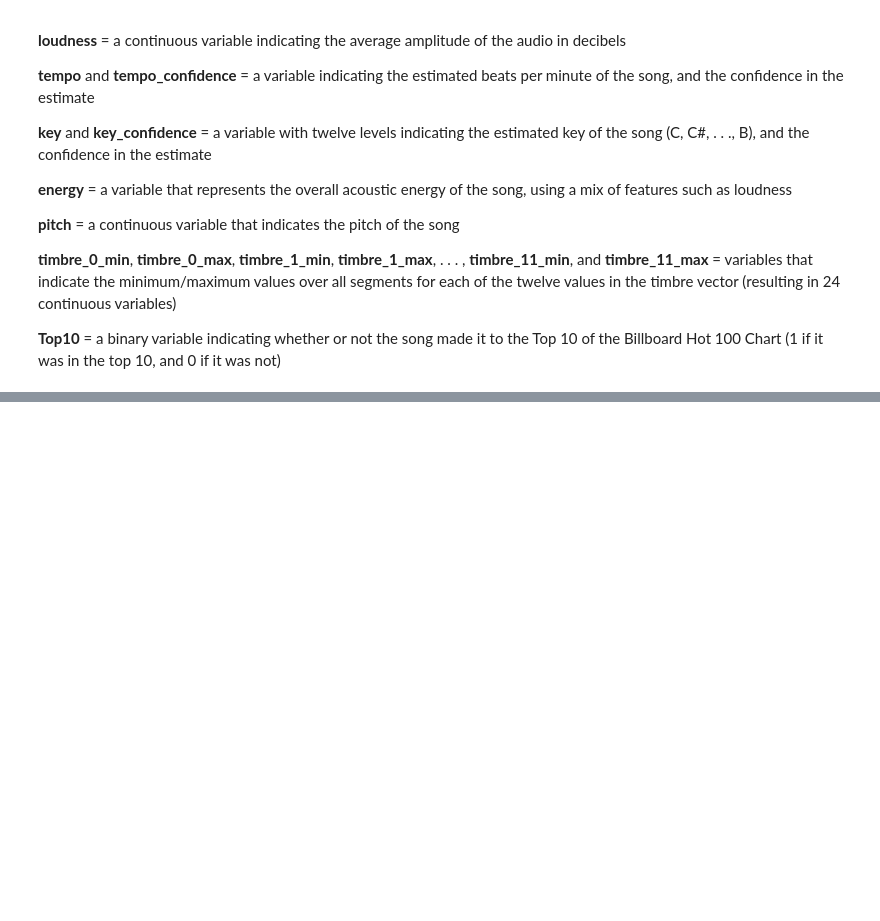
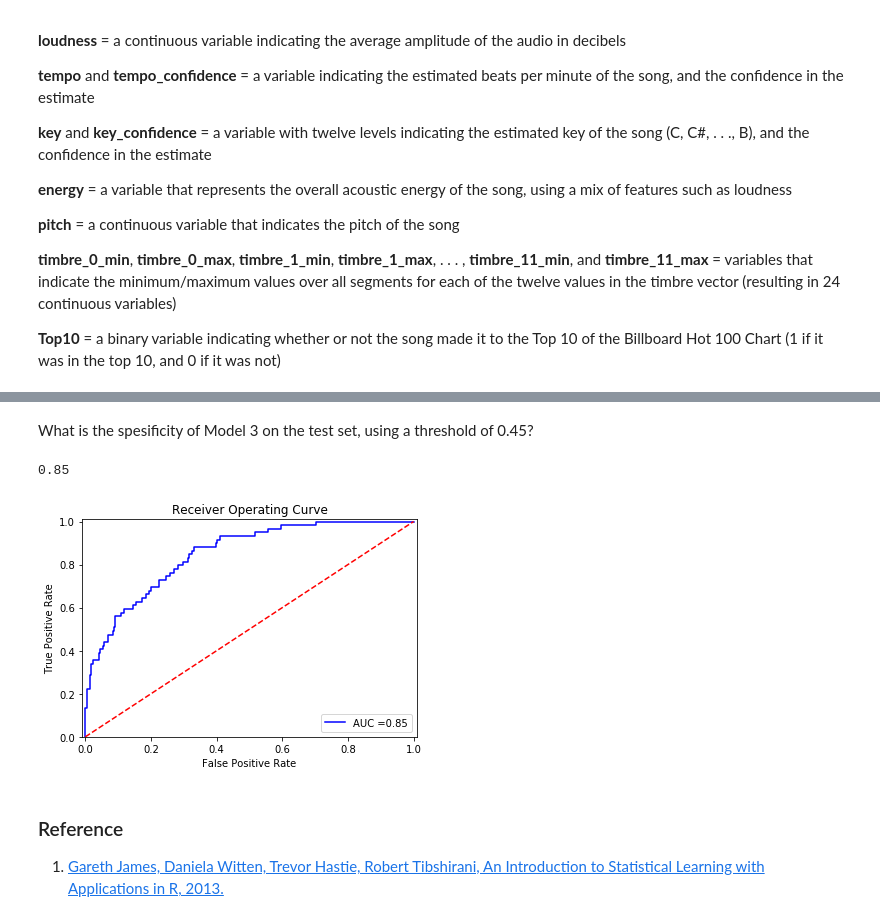
Before and after one commit to smotrova/Python-MITx-AnalyticsEdge, a Jupyter notebook: Week3-1_Logistic Regression-Popularity of Music Records.ipynb, the cells around one changed output, grey strips where cells are left out. Cells and saved outputs as stored; diff of their text form; code cells hidden in the pictures; blank space fills up the shorter version.

```diff
--- a/Week3-1_Logistic Regression-Popularity of Music Records.ipynb
+++ b/Week3-1_Logistic Regression-Popularity of Music Records.ipynb
@@ -42,0 +163,13 @@ __Top10__ = a binary variable indicating whether or not the song made it to the
+# %%
+features = ['timesignature', 'timesignature_confidence', 'loudness', 'tempo',
+       'tempo_confidence', 'key', 'key_confidence', 'energy', 'pitch',
+       'timbre_0_min', 'timbre_0_max', 'timbre_1_min', 'timbre_1_max',
+       'timbre_2_min', 'timbre_2_max', 'timbre_3_min', 'timbre_3_max',
+       'timbre_4_min', 'timbre_4_max', 'timbre_5_min', 'timbre_5_max',
+       'timbre_6_min', 'timbre_6_max', 'timbre_7_min', 'timbre_7_max',
+       'timbre_8_min', 'timbre_8_max', 'timbre_9_min', 'timbre_9_max',
+       'timbre_10_min', 'timbre_10_max', 'timbre_11_min', 'timbre_11_max',
+       'Top10']
+# %%
+SongsTrain = SongsTrain[features]
+SongsTest = SongsTest[features]
@@ -42,0 +365,15 @@ __Top10__ = a binary variable indicating whether or not the song made it to the
+# %%
+X_test = SongsTest[['timesignature', 'timesignature_confidence', 'loudness', 'tempo',
+       'tempo_confidence', 'key', 'key_confidence', 'pitch',
+       'timbre_0_min', 'timbre_0_max', 'timbre_1_min', 'timbre_1_max',
+       'timbre_2_min', 'timbre_2_max', 'timbre_3_min', 'timbre_3_max',
+       'timbre_4_min', 'timbre_4_max', 'timbre_5_min', 'timbre_5_max',
+       'timbre_6_min', 'timbre_6_max', 'timbre_7_min', 'timbre_7_max',
+       'timbre_8_min', 'timbre_8_max', 'timbre_9_min', 'timbre_9_max',
+       'timbre_10_min', 'timbre_10_max', 'timbre_11_min', 'timbre_11_max']]
+
+X_test = add_constant(X_test) # for intersept in model
+
+y_test = SongsTest["Top10"]
+
+Top10Pred = logit_res3.predict(X_test)
@@ -42,0 +459,3 @@ __Top10__ = a binary variable indicating whether or not the song made it to the
+# %%
+from sklearn.metrics import roc_curve
+fpr, tpr, thresholds = roc_curve(y_test, Top10Pred, drop_intermediate=False)
@@ -42,0 +466,2 @@ __Top10__ = a binary variable indicating whether or not the song made it to the
+# %% [markdown]
+What is the spesificity of Model 3 on the test set, using a threshold of 0.45?
@@ -42,0 +470,22 @@ __Top10__ = a binary variable indicating whether or not the song made it to the
+# %%
+from sklearn.metrics import roc_auc_score
+roc_auc=roc_auc_score(y_test, Top10Pred)
+roc_auc
+# %% [output]
+0.85
+# %%
+plt.title('Receiver Operating Curve')
+plt.plot(fpr, tpr, 'b', label = f"AUC ={round(roc_auc,2)}" )
+plt.legend(loc = 'lower right')
+plt.plot([0, 1], [0, 1],'r--')
+plt.xlim([-0.01, 1.01])
+plt.ylim([0, 1.01])
+plt.ylabel('True Positive Rate')
+plt.xlabel('False Positive Rate')
+plt.show()
+# %% [output]
+[figure, added]
+# %% [markdown]
+### Reference
+
+1. [Gareth James, Daniela Witten, Trevor Hastie, Robert Tibshirani, An Introduction to Statistical Learning with Applications in R, 2013.](http://faculty.marshall.usc.edu/gareth-james/ISL/)
```
Also changed, not shown: parts of 52 cells of this notebook, 1 other file.
